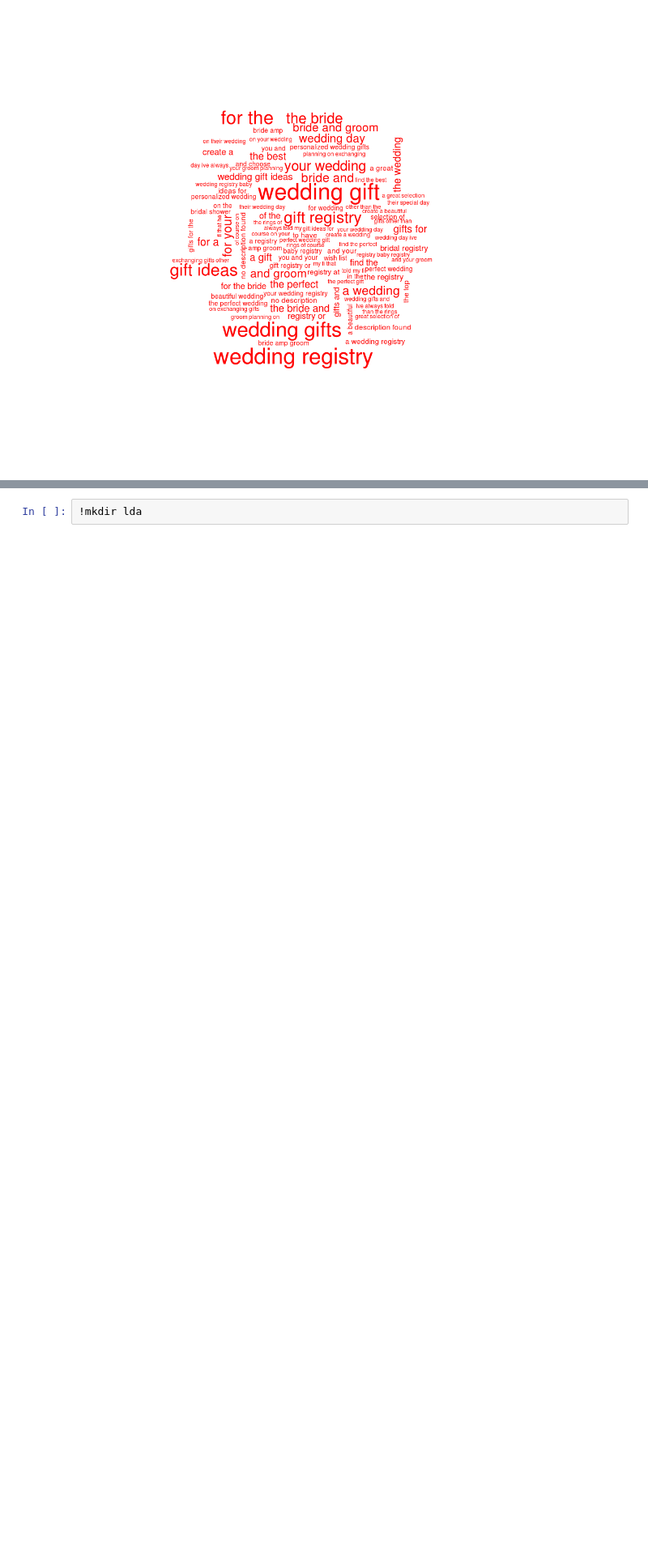
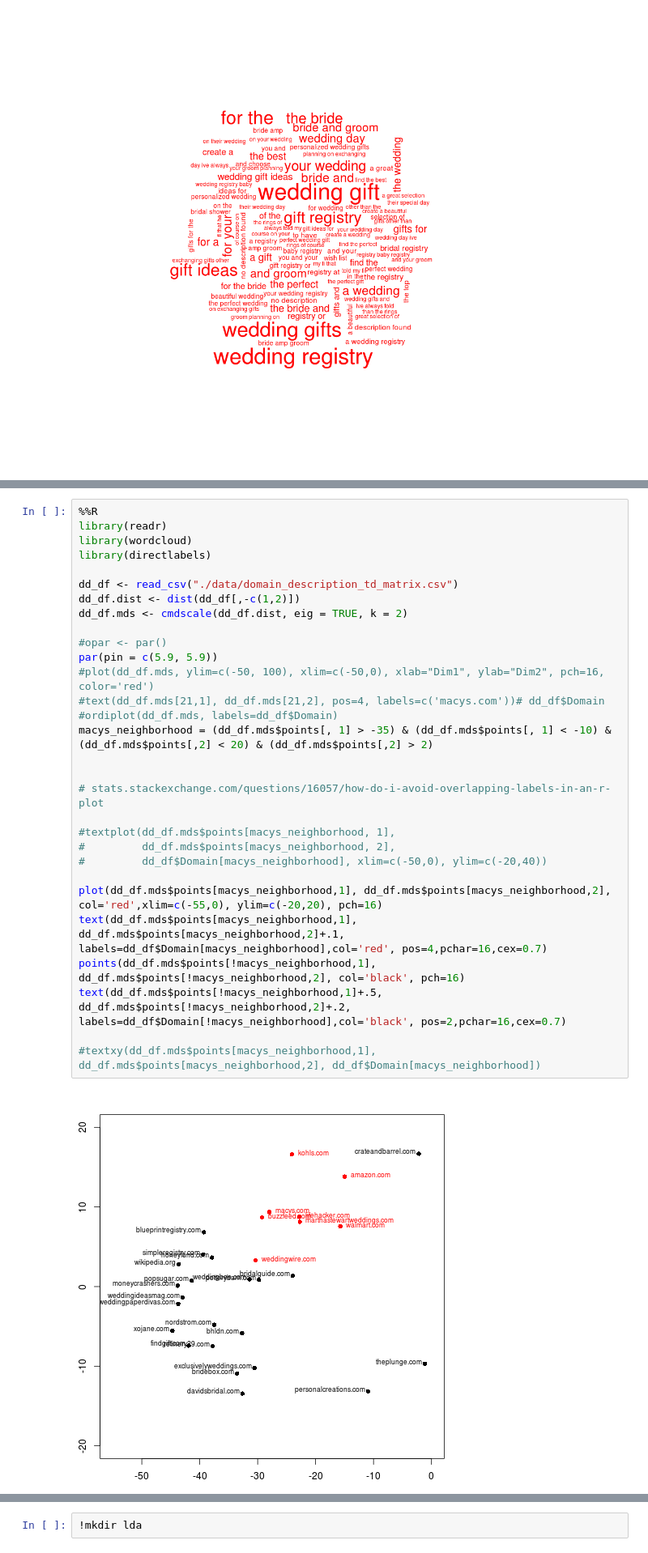
Before and after one commit to kevin11h/macys, a Jupyter notebook: Wedding Keyword SEO.ipynb, the cells around one changed output, grey strips where cells are left out. Shown at 81% size. Cells and saved outputs as stored; diff of their text form; blank space fills up the shorter version.

```diff
--- a/Wedding Keyword SEO.ipynb
+++ b/Wedding Keyword SEO.ipynb
@@ -483,0 +511,32 @@ Image("/home/kevin/macys/wordclouds/10_rank_wordcloud.png")
+# %%
+%%R
+library(readr)
+library(wordcloud)
+library(directlabels)
+
+dd_df <- read_csv("./data/domain_description_td_matrix.csv")
+dd_df.dist <- dist(dd_df[,-c(1,2)])
+dd_df.mds <- cmdscale(dd_df.dist, eig = TRUE, k = 2)
+
+#opar <- par()
+par(pin = c(5.9, 5.9))
+#plot(dd_df.mds, ylim=c(-50, 100), xlim=c(-50,0), xlab="Dim1", ylab="Dim2", pch=16, color='red')
+#text(dd_df.mds[21,1], dd_df.mds[21,2], pos=4, labels=c('macys.com'))# dd_df$Domain
+#ordiplot(dd_df.mds, labels=dd_df$Domain)
+macys_neighborhood = (dd_df.mds$points[, 1] > -35) & (dd_df.mds$points[, 1] < -10) & (dd_df.mds$points[,2] < 20) & (dd_df.mds$points[,2] > 2)
+
+
+# stats.stackexchange.com/questions/16057/how-do-i-avoid-overlapping-labels-in-an-r-plot
+
+#textplot(dd_df.mds$points[macys_neighborhood, 1],
+#         dd_df.mds$points[macys_neighborhood, 2],
+#         dd_df$Domain[macys_neighborhood], xlim=c(-50,0), ylim=c(-20,40))
+
+plot(dd_df.mds$points[macys_neighborhood,1], dd_df.mds$points[macys_neighborhood,2], col='red',xlim=c(-55,0), ylim=c(-20,20), pch=16)
+text(dd_df.mds$points[macys_neighborhood,1], dd_df.mds$points[macys_neighborhood,2]+.1, labels=dd_df$Domain[macys_neighborhood],col='red', pos=4,pchar=16,cex=0.7)
+points(dd_df.mds$points[!macys_neighborhood,1], dd_df.mds$points[!macys_neighborhood,2], col='black', pch=16)
+text(dd_df.mds$points[!macys_neighborhood,1]+.5, dd_df.mds$points[!macys_neighborhood,2]+.2, labels=dd_df$Domain[!macys_neighborhood],col='black', pos=2,pchar=16,cex=0.7)
+
+#textxy(dd_df.mds$points[macys_neighborhood,1], dd_df.mds$points[macys_neighborhood,2], dd_df$Domain[macys_neighborhood])
+# %% [output]
+[figure, added]
```
Also changed, not shown: parts of 11 cells of this notebook, 6 other files.
